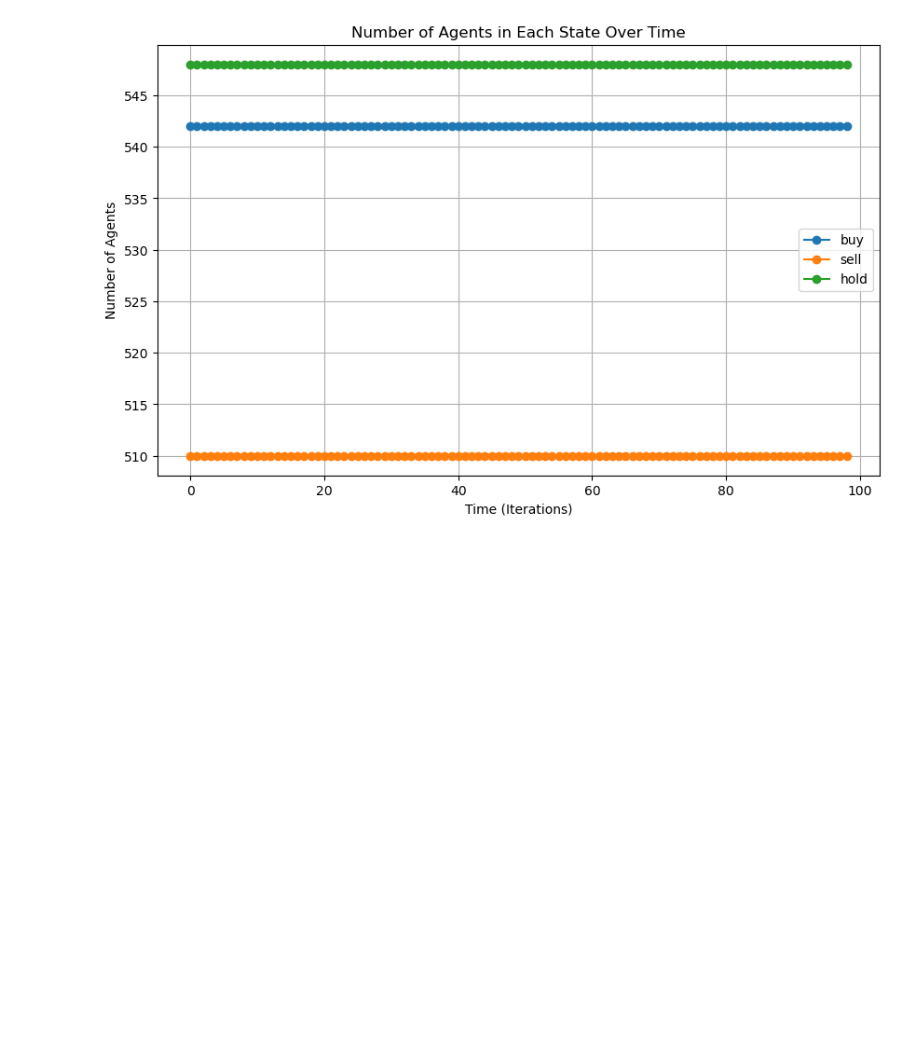
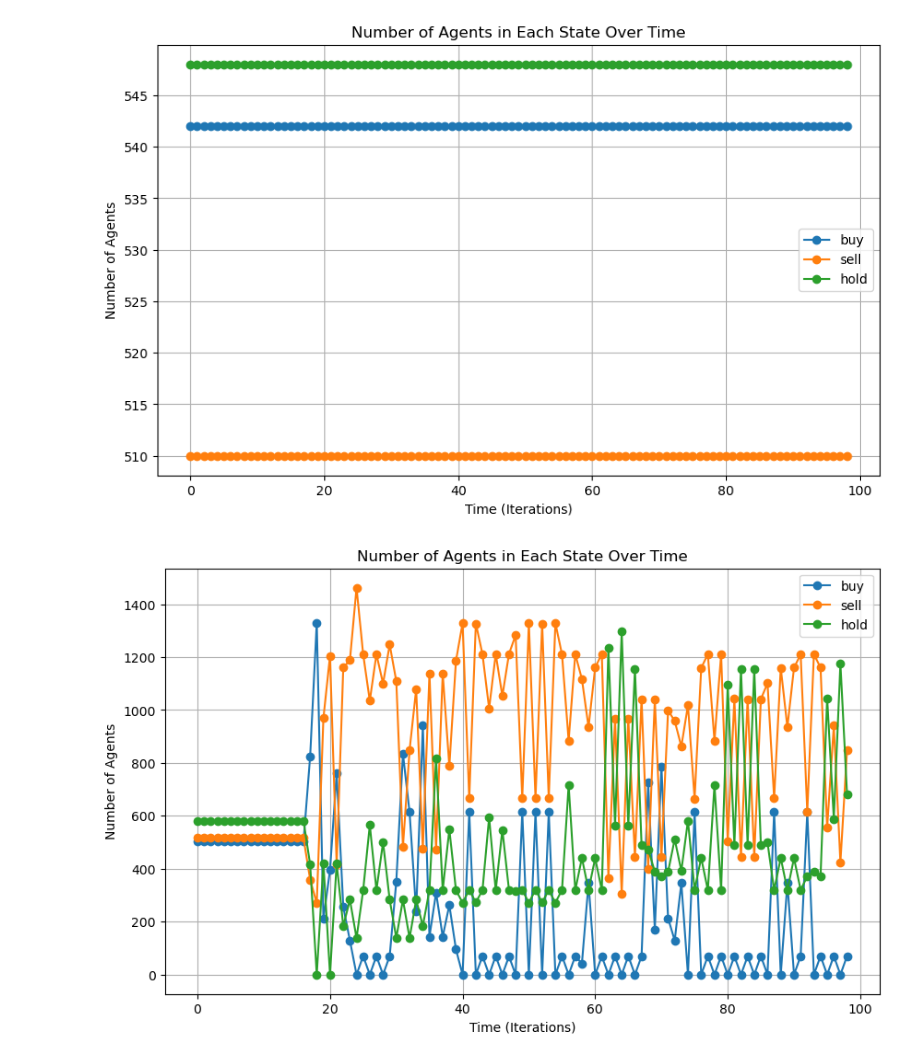
Before and after one commit to SuperAileen/CCS-2024-Group20, a Jupyter notebook: network_small_world.ipynb, the cells around one changed output. Saved outputs shown, nothing was run; the diff lists cells and outputs as text; code cells hidden in the pictures; blank space fills up the shorter version.

Commit message:
update network 22:00

```diff
--- a/network_small_world.ipynb
+++ b/network_small_world.ipynb
@@ -756,3 +756,73 @@ plt.grid(True)
 plt.show()
 # %% [output]
 [figure]
+# %%
+network = nx.watts_strogatz_graph(N, 4, 0.1)
+
+# Initialize agent attributes
+agents = np.zeros(N, dtype=[('type', 'U10'), ('wealth', 'f8'), ('money', 'f8'), ('quantity', 'f8'), ('expected_price', 'f8'), ('decision', 'U10'), ('info', 'f8')])
+for i in range(N):
+    agents[i] = (np.random.choice(['fund', 'chart']), W[i], M, Q, np.random.uniform(low=50, high=150), np.random.choice(['buy', 'sell', 'hold']), np.random.uniform(0, Ith))
+
+# Initialize a dictionary to store the number of agents in each state before the simulation starts
+state_counts = {'buy': [], 'sell': [], 'hold': []}
+
+actual_price = 100
+
+# Simulate market dynamics
+for t in range(1, 100):  # Assume 100 time steps for the simulation
+    # Update agent states and trading decisions
+    for i, agent in enumerate(agents):
+        # Increase information assets
+        agent['info'] += np.random.uniform(0, Ith - max(agent['info'], 0))
+
+        if agent['type'] == 'fund':
+            # Fundamentalist agents buy if price is lower than fundamental price, sell if higher
+            price_difference = agent['expected_price'] - actual_price
+            if abs(price_difference) < TAO:
+                # If the expected price is within the threshold TAO, hold
+                agent['decision'] = 'hold'
+            elif price_difference > TAO and agent['money'] > 0:
+                # If the expected price is sufficiently greater than the actual price and the agent has money, buy
+                agent['decision'] = 'buy'
+            elif price_difference < -TAO and agent['quantity'] > 0:
+                # If the expected price is sufficiently lower than the actual price and the agent has the asset, sell
+                agent['decision'] = 'sell'
+
+
+    # Information dissemination and agent interaction
+    for i, agent in enumerate(agents):
+        neighbors = list(network.neighbors(i))
+        # Share decision information with neighbors only if agent's information assets exceed Ith
+        if agent['info'] >= Ith:
+            # Counting neighbors
+            N_nn = len(neighbors)
+            for neighbor in neighbors:
+                # Add the agent's information to the neighbor's information assets
+                agents[neighbor]['info'] += (ALPHA / N_nn) * agent['info']
+
+                # If the neighbor's information assets exceed the threshold, they also become active and imitate the decision
+                if agents[neighbor]['info'] >= Ith:
+                    agents[neighbor]['decision'] = agent['decision']
+            # Reset the agent's information to 0
+            agent['info'] = 0
+
+    # Update state counts
+    current_state_counts = {'buy': 0, 'sell': 0, 'hold': 0}
+    for agent in agents:
+        current_state_counts[agent['decision']] += 1
+    for state in state_counts:
+        state_counts[state].append(current_state_counts[state])
+
+# After the simulation ends, create a chart to show the number of agents in each state over time
+plt.figure(figsize=(10, 6))
+for state, counts in state_counts.items():
+    plt.plot(range(len(counts)), counts, marker='o', label=state)
+plt.xlabel('Time (Iterations)')
+plt.ylabel('Number of Agents')
+plt.title('Number of Agents in Each State Over Time')
+plt.legend()
+plt.grid(True)
+plt.show()
+# %% [output]
+[figure, added]
```
Also changed, not shown: parts of 2 cells of this notebook.
